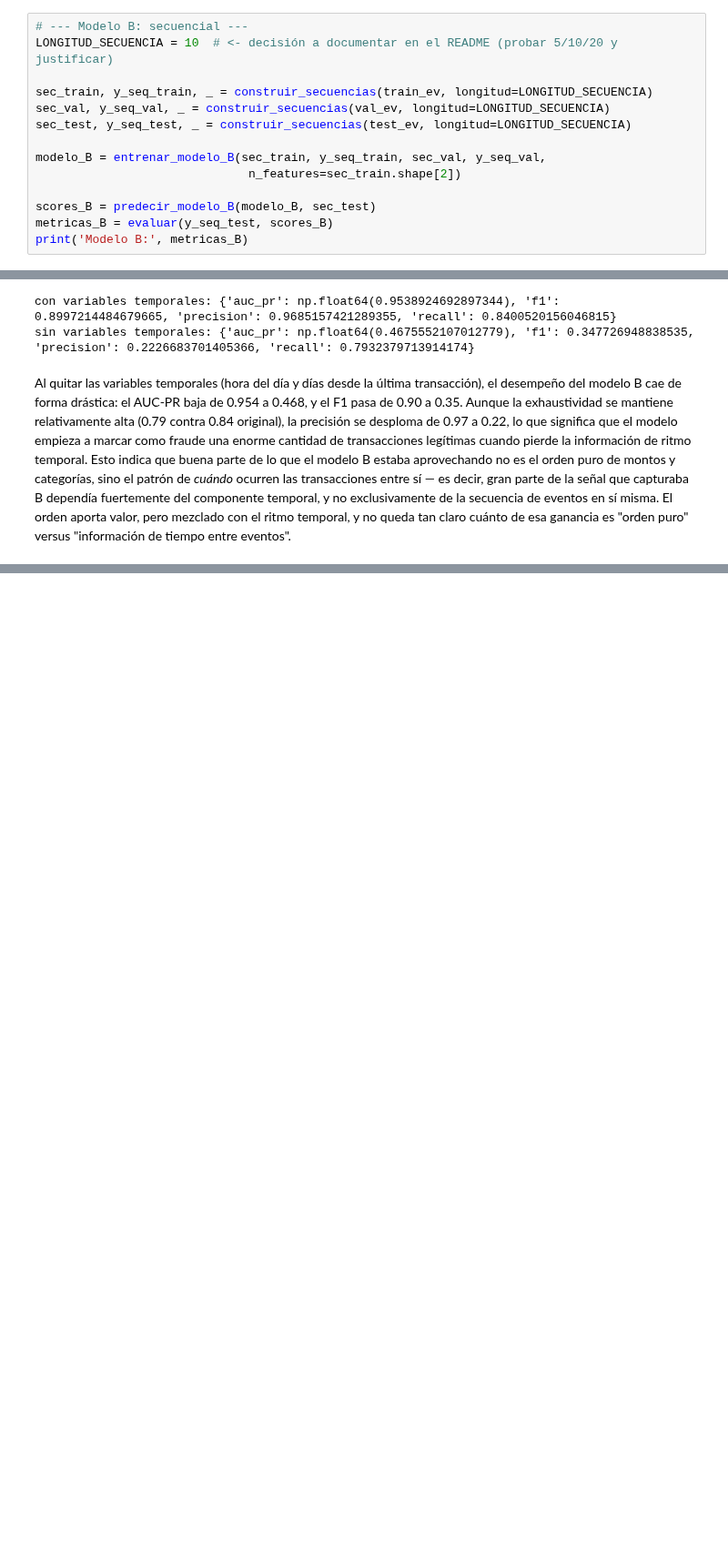
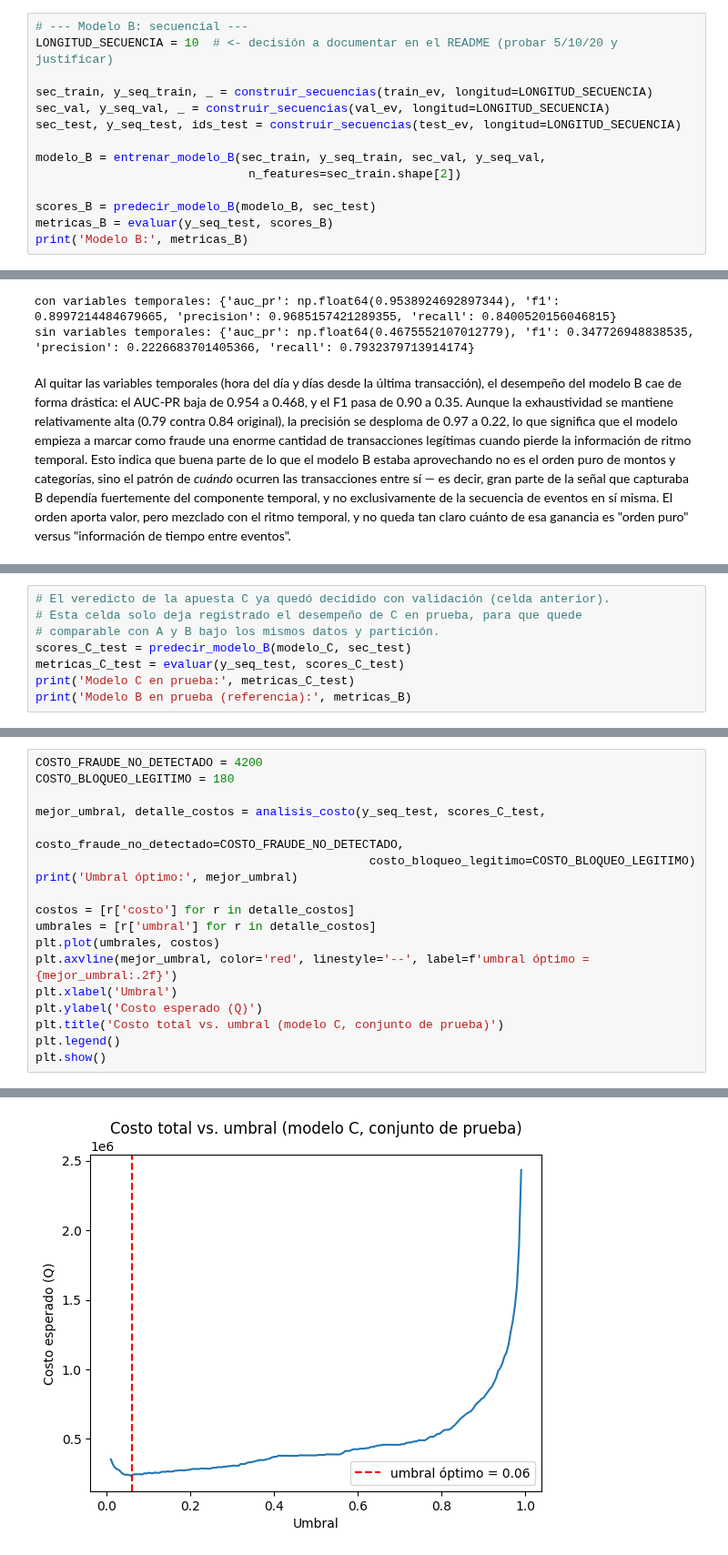
Before and after one commit to AleWWH1104/Proyecto1_deep, a Jupyter notebook: proyecto_ayala_quezada.ipynb, the cells around one changed output, grey strips where cells are left out. Shown at 91% size. Drawn from its saved outputs; the diff is of its cells as text; blank space fills up the shorter version.

Commit message:
feat: completar apuesta C, decision economica, recomendacion y artefactos

```diff
--- a/proyecto_ayala_quezada.ipynb
+++ b/proyecto_ayala_quezada.ipynb
@@ -70,7 +80,7 @@ LONGITUD_SECUENCIA = 10  # <- decisión a documentar en el README (probar 5/10/2
 
 sec_train, y_seq_train, _ = construir_secuencias(train_ev, longitud=LONGITUD_SECUENCIA)
 sec_val, y_seq_val, _ = construir_secuencias(val_ev, longitud=LONGITUD_SECUENCIA)
-sec_test, y_seq_test, _ = construir_secuencias(test_ev, longitud=LONGITUD_SECUENCIA)
+sec_test, y_seq_test, ids_test = construir_secuencias(test_ev, longitud=LONGITUD_SECUENCIA)
 
 modelo_B = entrenar_modelo_B(sec_train, y_seq_train, sec_val, y_seq_val,
                               n_features=sec_train.shape[2])
@@ -119,0 +182,8 @@ Al quitar las variables temporales (hora del día y días desde la última trans
+# %%
+# El veredicto de la apuesta C ya quedó decidido con validación (celda anterior).
+# Esta celda solo deja registrado el desempeño de C en prueba, para que quede
+# comparable con A y B bajo los mismos datos y partición.
+scores_C_test = predecir_modelo_B(modelo_C, sec_test)
+metricas_C_test = evaluar(y_seq_test, scores_C_test)
+print('Modelo C en prueba:', metricas_C_test)
+print('Modelo B en prueba (referencia):', metricas_B)
@@ -119,0 +201,19 @@ Al quitar las variables temporales (hora del día y días desde la última trans
+# %%
+COSTO_FRAUDE_NO_DETECTADO = 4200
+COSTO_BLOQUEO_LEGITIMO = 180
+
+mejor_umbral, detalle_costos = analisis_costo(y_seq_test, scores_C_test,
+                                               costo_fraude_no_detectado=COSTO_FRAUDE_NO_DETECTADO,
+                                               costo_bloqueo_legitimo=COSTO_BLOQUEO_LEGITIMO)
+print('Umbral óptimo:', mejor_umbral)
+
+costos = [r['costo'] for r in detalle_costos]
+umbrales = [r['umbral'] for r in detalle_costos]
+plt.plot(umbrales, costos)
+plt.axvline(mejor_umbral, color='red', linestyle='--', label=f'umbral óptimo = {mejor_umbral:.2f}')
+plt.xlabel('Umbral')
+plt.ylabel('Costo esperado (Q)')
+plt.title('Costo total vs. umbral (modelo C, conjunto de prueba)')
+plt.legend()
+plt.show()
+# %% [output]
@@ -119,0 +221 @@ Al quitar las variables temporales (hora del día y días desde la última trans
+[figure, added]
```
Also changed, not shown: parts of 20 cells of this notebook, 6 other files.
